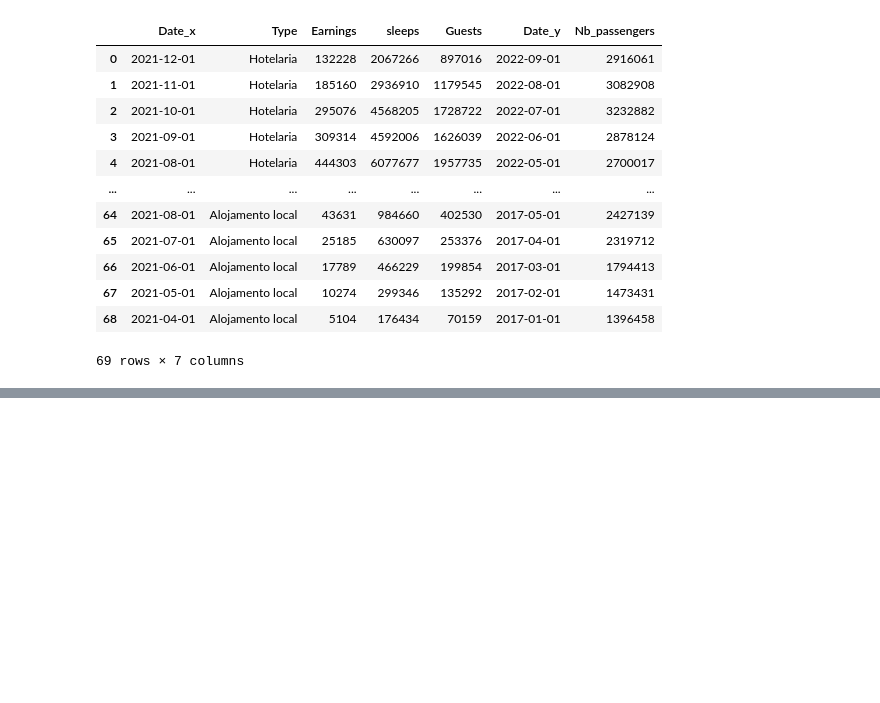
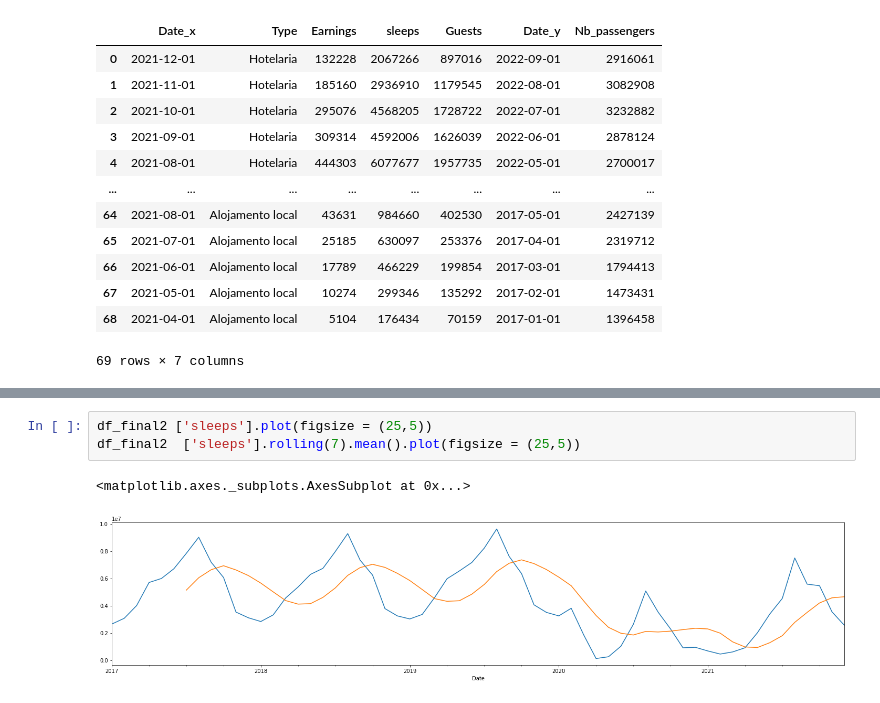
Before and after one commit to LuisaPolicarpo/Project5, a Jupyter notebook: Time_series_s_e_g.ipynb, the cells around one changed output, grey strips where cells are left out. Drawn from its saved outputs; the diff is of its cells as text; blank space fills up the shorter version.

```diff
--- a/Time_series_s_e_g.ipynb
+++ b/Time_series_s_e_g.ipynb
@@ -536,0 +605,6 @@ df_final
+# %%
+df_final2 ['sleeps'].plot(figsize = (25,5))
+df_final2  ['sleeps'].rolling(7).mean().plot(figsize = (25,5))
+# %% [output]
+<matplotlib.axes._subplots.AxesSubplot at 0x...>
+[figure, added]
```
Also changed, not shown: parts of 20 cells of this notebook.
